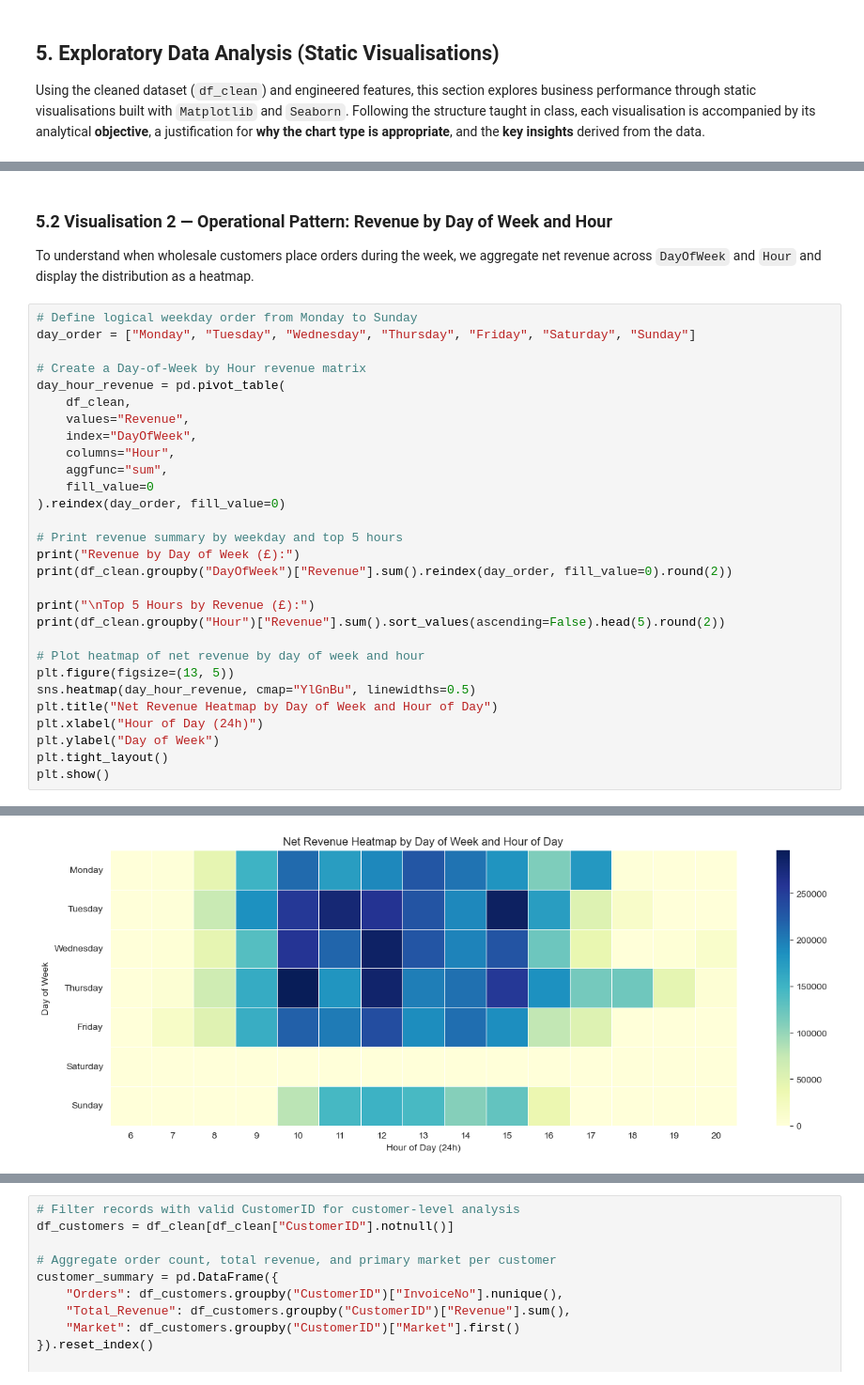
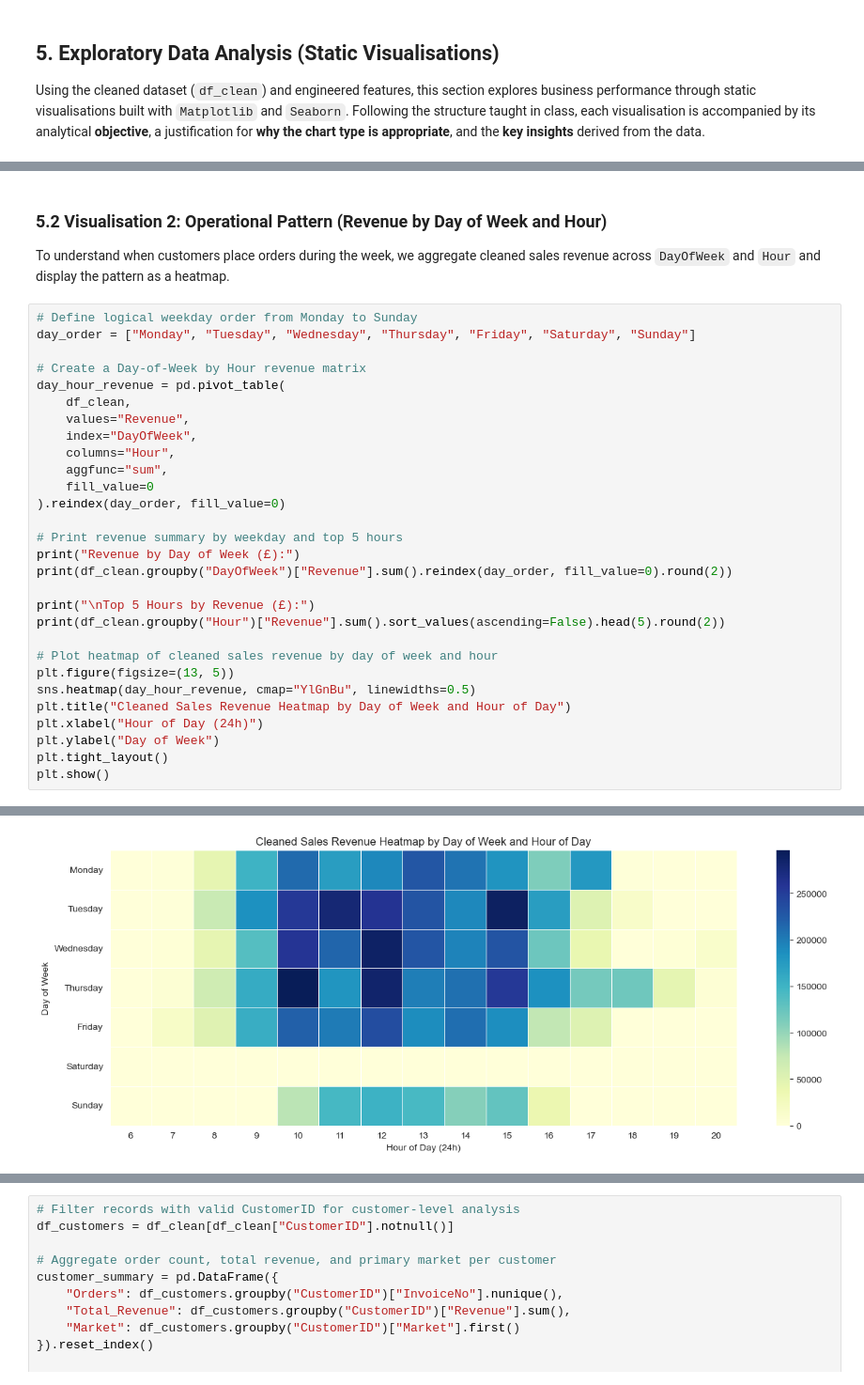
Before and after one commit to CCT-Dublin/CA2_Data_Visualisation_and_Communication_Caio_Jacob_2023168, a Jupyter notebook: CA2_Online_Retail_Analysis.ipynb, the cells around one changed output, grey strips where cells are left out. Shown at 94% size. Cells and saved outputs as stored; diff of their text form.

```diff
--- a/CA2_Online_Retail_Analysis.ipynb
+++ b/CA2_Online_Retail_Analysis.ipynb
@@ -724,6 +722,6 @@ plt.show()
 # %% [markdown]
-### 5.2 Visualisation 2 — Operational Pattern: Revenue by Day of Week and Hour
-To understand when wholesale customers place orders during the week, we aggregate net revenue across `DayOfWeek` and `Hour` and display the distribution as a heatmap.
+### 5.2 Visualisation 2: Operational Pattern (Revenue by Day of Week and Hour)
+To understand when customers place orders during the week, we aggregate cleaned sales revenue across `DayOfWeek` and `Hour` and display the pattern as a heatmap.
 # %%
 # Define logical weekday order from Monday to Sunday
 day_order = ["Monday", "Tuesday", "Wednesday", "Thursday", "Friday", "Saturday", "Sunday"]
@@ -744,34 +742,34 @@ print(df_clean.groupby("DayOfWeek")["Revenue"].sum().reindex(day_order, fill_val
 
 print("\nTop 5 Hours by Revenue (£):")
 print(df_clean.groupby("Hour")["Revenue"].sum().sort_values(ascending=False).head(5).round(2))
 
-# Plot heatmap of net revenue by day of week and hour
+# Plot heatmap of cleaned sales revenue by day of week and hour
 plt.figure(figsize=(13, 5))
 sns.heatmap(day_hour_revenue, cmap="YlGnBu", linewidths=0.5)
-plt.title("Net Revenue Heatmap by Day of Week and Hour of Day")
+plt.title("Cleaned Sales Revenue Heatmap by Day of Week and Hour of Day")
 plt.xlabel("Hour of Day (24h)")
 plt.ylabel("Day of Week")
 plt.tight_layout()
 plt.show()
 # %% [output]
 Revenue by Day of Week (£):
 DayOfWeek
 Monday       1683019.56
 Tuesday      2007934.27
 Wednesday    1782465.88
 Thursday     2131755.60
 Friday       1598767.67
 Saturday           0.00
 Sunday        798311.50
 Name: Revenue, dtype: float64
 
 Top 5 Hours by Revenue (£):
 Hour
 12    1412921.32
 10    1324607.80
 15    1274034.20
 13    1220426.07
 11    1196812.55
 Name: Revenue, dtype: float64
-[figure, old version]
+[figure, new version]
 # %% [markdown]
```
Also changed, not shown: parts of 33 cells of this notebook.
